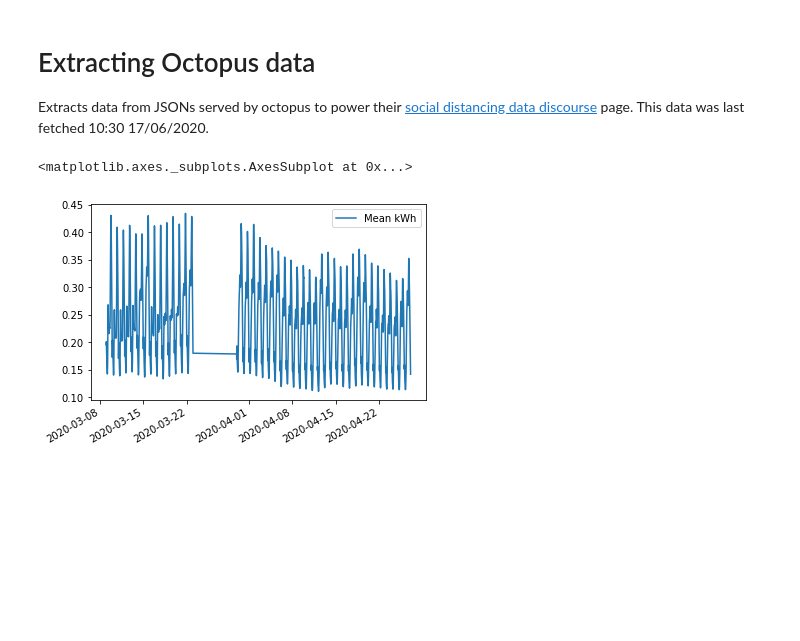
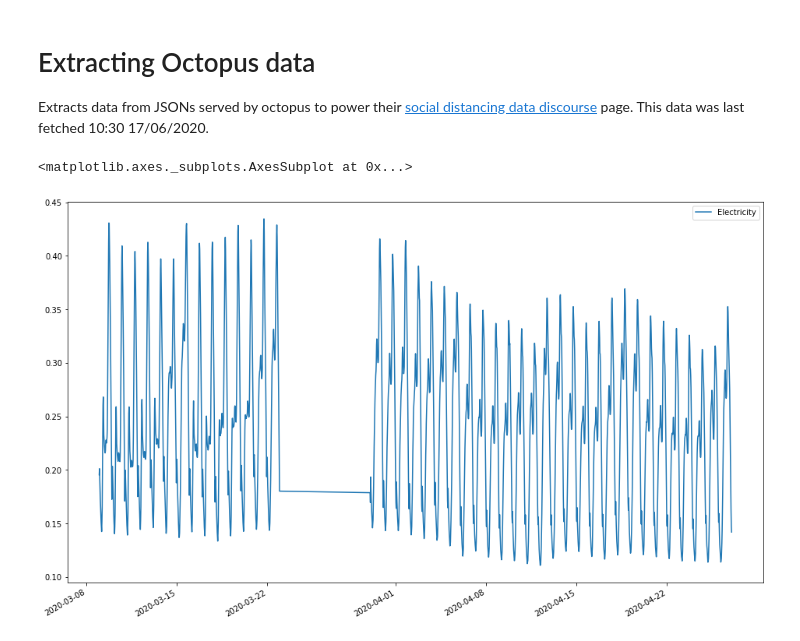
Before and after one commit to aricooperdavis/coronasaurus_NERCHackathonTwo_LearningFromLockdown, a Jupyter notebook: grid/octopus/octopus-plotly-extraction.ipynb, the cells around one changed output. Saved outputs shown, nothing was run; the diff lists cells and outputs as text; code cells hidden in the pictures; blank space fills up the shorter version.

Commit message:
Did some analysis on the octopus data

```diff
--- a/grid/octopus/octopus-plotly-extraction.ipynb
+++ b/grid/octopus/octopus-plotly-extraction.ipynb
@@ -29,12 +29,12 @@ for week in data['data']:
 
     # y is unchanged
     y.extend(week['y'])
+
+plotly_elec_lines = pd.DataFrame(y, index=x, columns=['Electricity'])
+plotly_elec_lines.sort_index(inplace=True)
+plotly_elec_lines.to_csv('plotly-elec-lines.csv')
-# %%
-plotly_elec_lines = pd.DataFrame(y, index=x, columns=['Mean kWh'])
-plotly_elec_lines.sort_index(inplace=True)
-
-plotly_elec_lines.to_csv('plotly-elec-lines.csv')
-plotly_elec_lines.plot()
-# %% [output]
-<matplotlib.axes._subplots.AxesSubplot at 0x...>
-[figure, removed]
+# %%
+plotly_elec_lines.plot(figsize=(16,10))
+# %% [output]
+<matplotlib.axes._subplots.AxesSubplot at 0x...>
+[figure, added]
```
Also changed, not shown: parts of 6 cells of this notebook, 5 other files.
